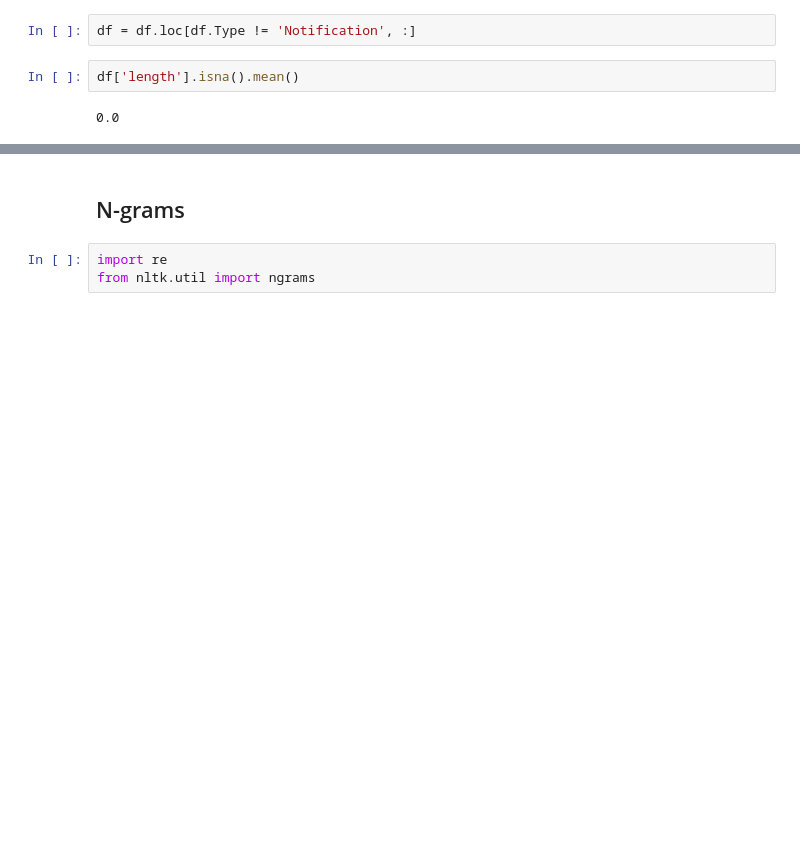
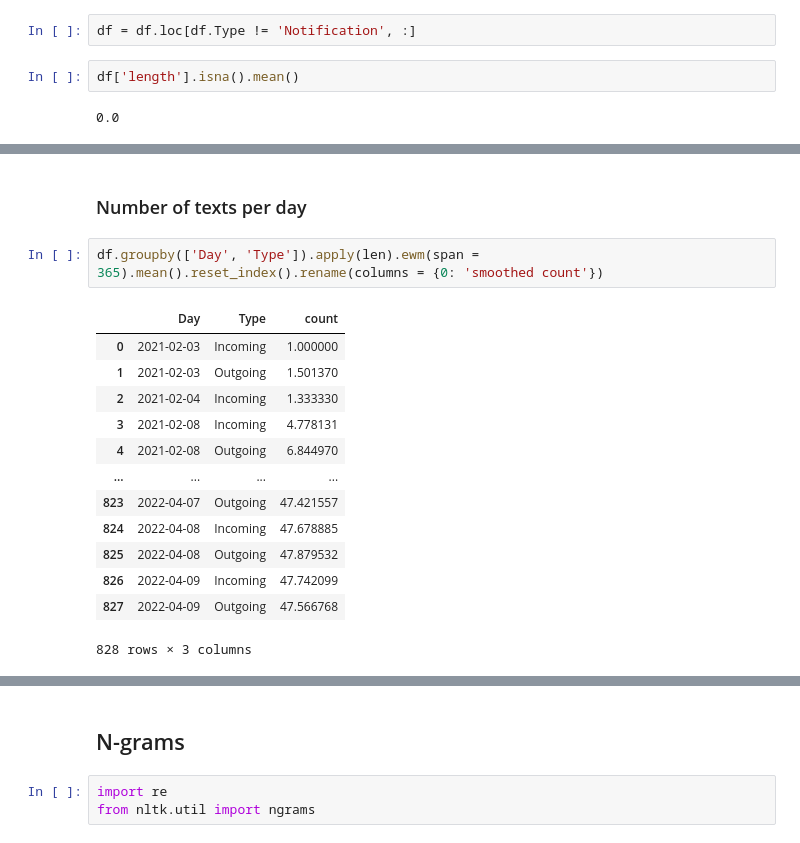
Before and after one commit to gabeztaylor/claire, a Jupyter notebook: messages.ipynb, the cells around one changed output, grey strips where cells are left out. Saved outputs shown, nothing was run; the diff lists cells and outputs as text; blank space fills up the shorter version.

```diff
--- a/messages.ipynb
+++ b/messages.ipynb
@@ -156,0 +166,18 @@ df.groupby(['Type', 'length']).apply(lambda x: len(x)).reset_index()
+# %% [markdown]
+### Number of texts per day
+# %%
+df.groupby(['Day', 'Type']).apply(len).ewm(span = 365).mean().reset_index().rename(columns = {0: 'smoothed count'})
+# %% [output]
+|  | Day | Type | count |
+| 0 | 2021-02-03 | Incoming | 1.000000 |
+| 1 | 2021-02-03 | Outgoing | 1.501370 |
+| 2 | 2021-02-04 | Incoming | 1.333330 |
+| 3 | 2021-02-08 | Incoming | 4.778131 |
+| 4 | 2021-02-08 | Outgoing | 6.844970 |
+| ... | ... | ... | ... |
+| 823 | 2022-04-07 | Outgoing | 47.421557 |
+| 824 | 2022-04-08 | Incoming | 47.678885 |
+| 825 | 2022-04-08 | Outgoing | 47.879532 |
+| 826 | 2022-04-09 | Incoming | 47.742099 |
+| 827 | 2022-04-09 | Outgoing | 47.566768 |
+828 rows × 3 columns
```
Also changed, not shown: parts of 17 cells of this notebook, 2 other files.
